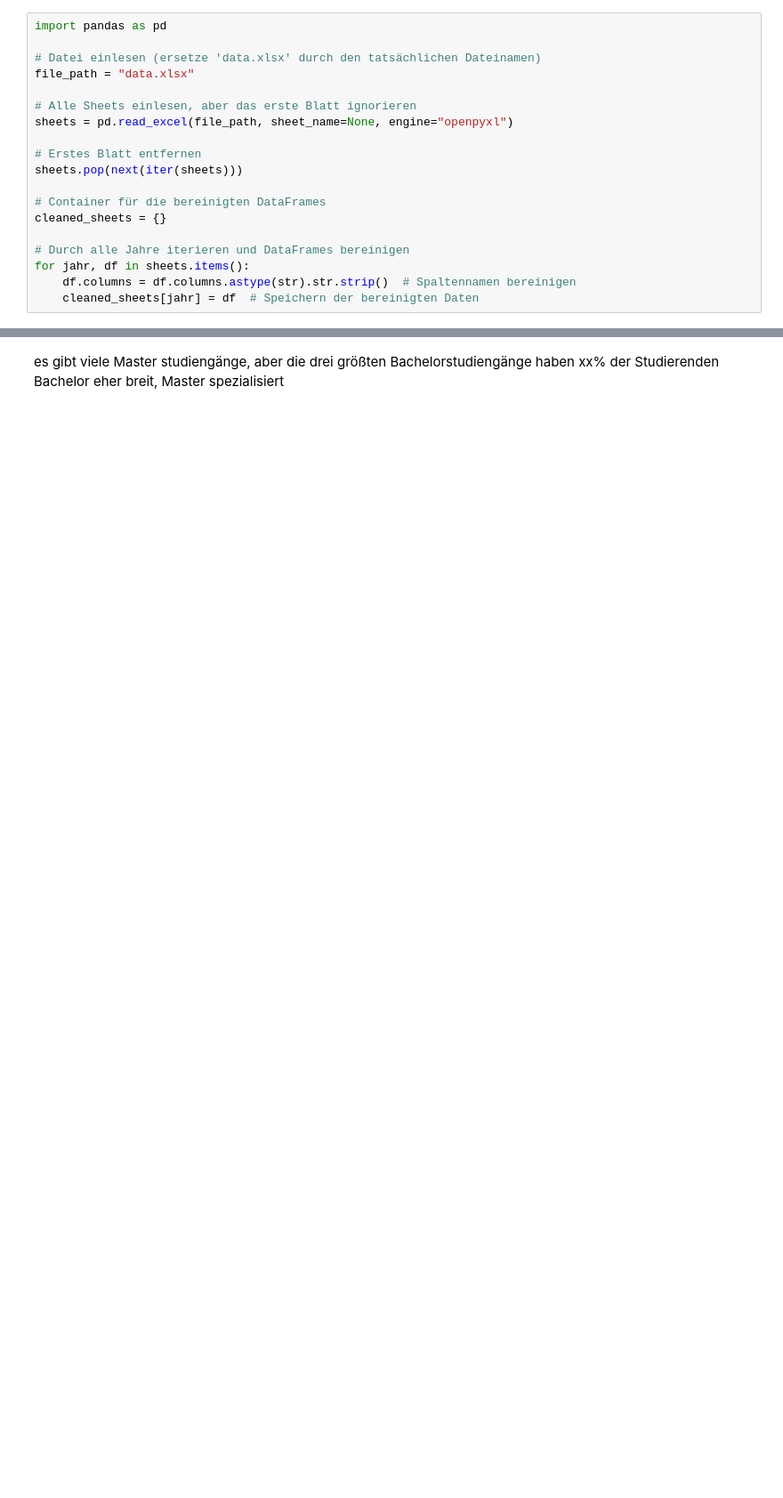
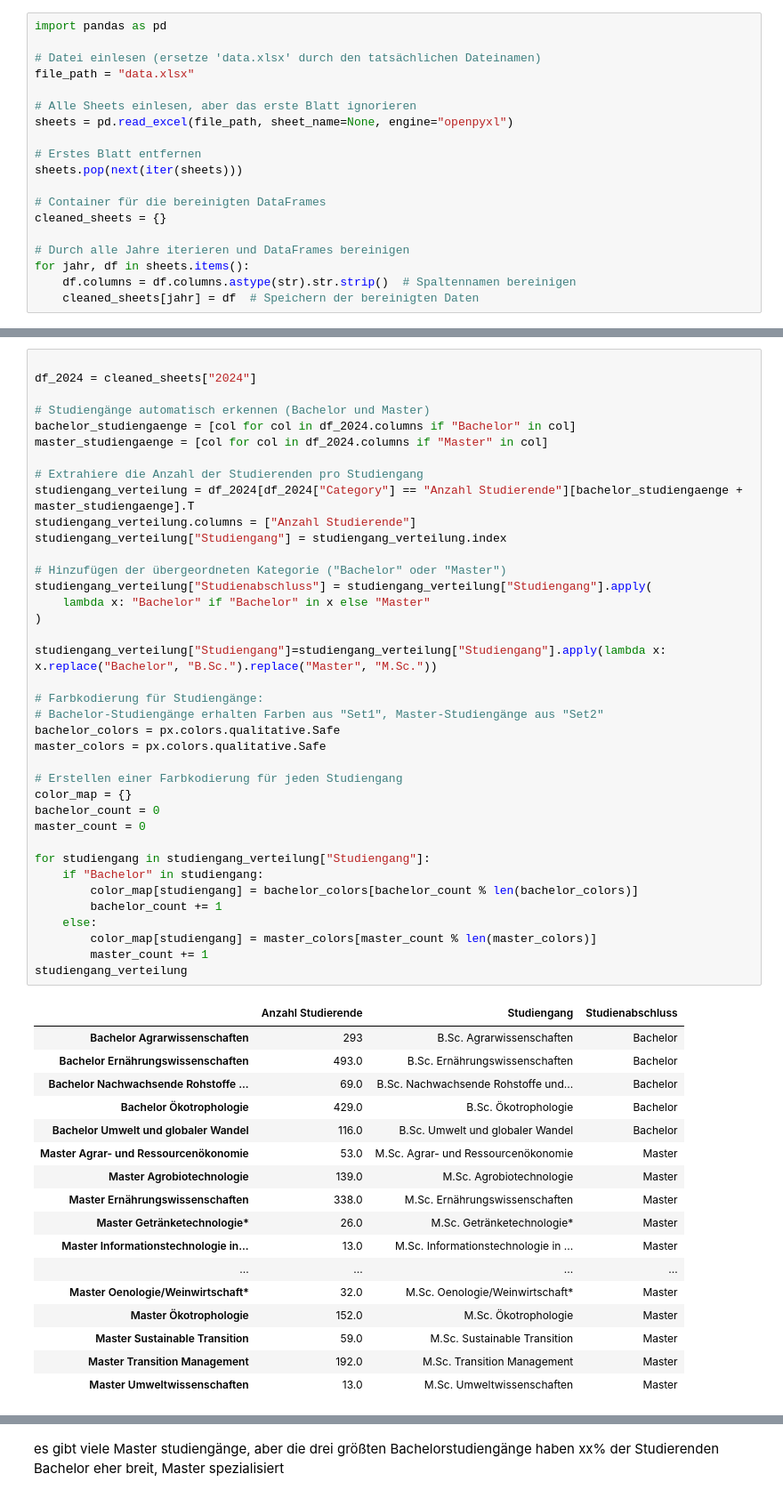
Before and after one commit to davidbirkenberger/infoviz, a Jupyter notebook: abschluss.ipynb, the cells around one changed output, grey strips where cells are left out. Shown: that part at 89% size. Saved outputs shown, nothing was run; the diff lists cells and outputs as text; blank space fills up the shorter version.

```diff
--- a/abschluss.ipynb
+++ b/abschluss.ipynb
@@ -240,2 +205,58 @@ studiengang_verteilung
+# %%
+
+df_2024 = cleaned_sheets["2024"]
+
+# Studiengänge automatisch erkennen (Bachelor und Master)
+bachelor_studiengaenge = [col for col in df_2024.columns if "Bachelor" in col]
+master_studiengaenge = [col for col in df_2024.columns if "Master" in col]
+
+# Extrahiere die Anzahl der Studierenden pro Studiengang
+studiengang_verteilung = df_2024[df_2024["Category"] == "Anzahl Studierende"][bachelor_studiengaenge + master_studiengaenge].T
+studiengang_verteilung.columns = ["Anzahl Studierende"]
+studiengang_verteilung["Studiengang"] = studiengang_verteilung.index
+
+# Hinzufügen der übergeordneten Kategorie ("Bachelor" oder "Master")
+studiengang_verteilung["Studienabschluss"] = studiengang_verteilung["Studiengang"].apply(
+    lambda x: "Bachelor" if "Bachelor" in x else "Master"
+)
+
+studiengang_verteilung["Studiengang"]=studiengang_verteilung["Studiengang"].apply(lambda x: x.replace("Bachelor", "B.Sc.").replace("Master", "M.Sc."))
+
+# Farbkodierung für Studiengänge:
+# Bachelor-Studiengänge erhalten Farben aus "Set1", Master-Studiengänge aus "Set2"
+bachelor_colors = px.colors.qualitative.Safe
+master_colors = px.colors.qualitative.Safe
+
+# Erstellen einer Farbkodierung für jeden Studiengang
+color_map = {}
+bachelor_count = 0
+master_count = 0
+
+for studiengang in studiengang_verteilung["Studiengang"]:
+    if "Bachelor" in studiengang:
+        color_map[studiengang] = bachelor_colors[bachelor_count % len(bachelor_colors)]
+        bachelor_count += 1
+    else:
+        color_map[studiengang] = master_colors[master_count % len(master_colors)]
+        master_count += 1
+studiengang_verteilung
+# %% [output]
+|  | Anzahl Studierende | Studiengang | Studienabschluss |
+| Bachelor Agrarwissenschaften | 293 | B.Sc. Agrarwissenschaften | Bachelor |
+| Bachelor Ernährungswissenschaften | 493.0 | B.Sc. Ernährungswissenschaften | Bachelor |
+| Bachelor Nachwachsende Rohstoffe ... | 69.0 | B.Sc. Nachwachsende Rohstoffe und... | Bachelor |
+| Bachelor Ökotrophologie | 429.0 | B.Sc. Ökotrophologie | Bachelor |
+| Bachelor Umwelt und globaler Wandel | 116.0 | B.Sc. Umwelt und globaler Wandel | Bachelor |
+| Master Agrar- und Ressourcenökonomie | 53.0 | M.Sc. Agrar- und Ressourcenökonomie | Master |
+| Master Agrobiotechnologie | 139.0 | M.Sc. Agrobiotechnologie | Master |
+| Master Ernährungswissenschaften | 338.0 | M.Sc. Ernährungswissenschaften | Master |
+| Master Getränketechnologie* | 26.0 | M.Sc. Getränketechnologie* | Master |
+| Master Informationstechnologie in... | 13.0 | M.Sc. Informationstechnologie in ... | Master |
+| ... | ... | ... | ... |
+| Master Oenologie/Weinwirtschaft* | 32.0 | M.Sc. Oenologie/Weinwirtschaft* | Master |
+| Master Ökotrophologie | 152.0 | M.Sc. Ökotrophologie | Master |
+| Master Sustainable Transition | 59.0 | M.Sc. Sustainable Transition | Master |
+| Master Transition Management | 192.0 | M.Sc. Transition Management | Master |
+| Master Umweltwissenschaften | 13.0 | M.Sc. Umweltwissenschaften | Master |
 # %%
 # Treemap erstellen
```
Also changed, not shown: parts of 23 cells of this notebook.
